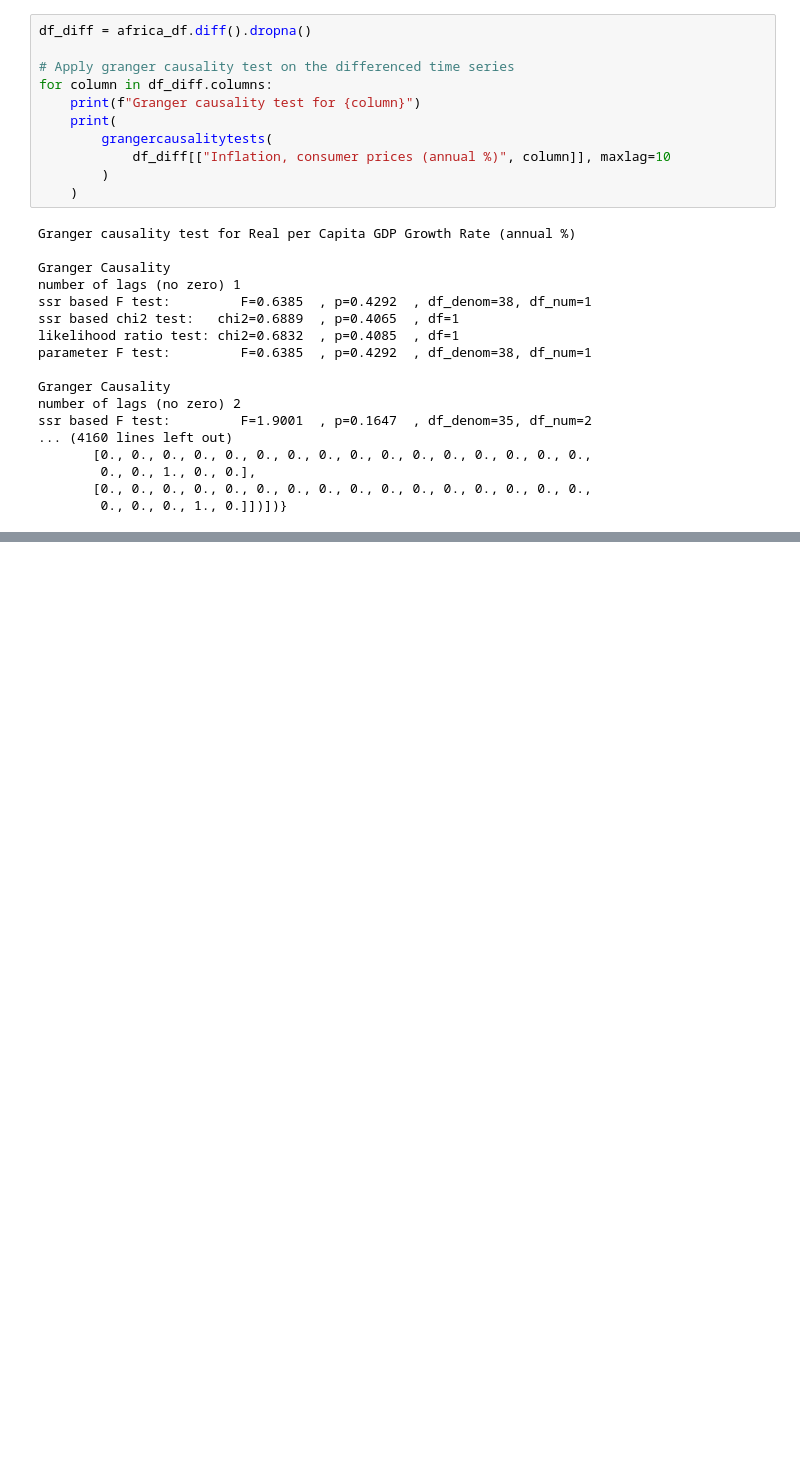
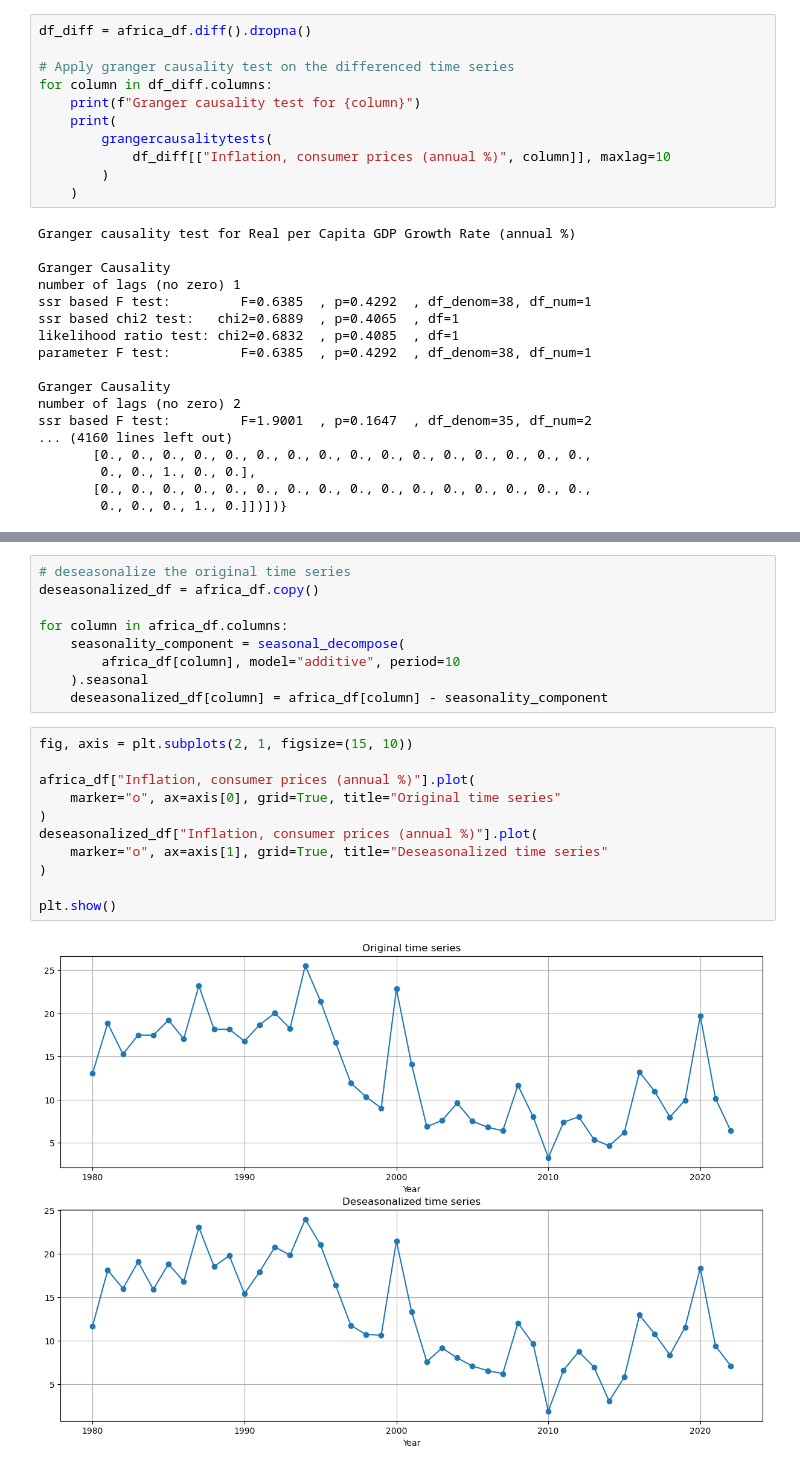
Before and after one commit to MMostafa-Hub/advanced_time_series, a Jupyter notebook: session_2/cleaning.ipynb, the cells around one changed output, grey strips where cells are left out. Cells and saved outputs as stored; diff of their text form; blank space fills up the shorter version.

Commit message:
Deseasonalize the africa_df

```diff
--- a/session_2/cleaning.ipynb
+++ b/session_2/cleaning.ipynb
@@ -287,0 +298,22 @@ ssr based F test:         F=1.9001  , p=0.1647  , df_denom=35, df_num=2
+# %%
+# deseasonalize the original time series
+deseasonalized_df = africa_df.copy()
+
+for column in africa_df.columns:
+    seasonality_component = seasonal_decompose(
+        africa_df[column], model="additive", period=10
+    ).seasonal
+    deseasonalized_df[column] = africa_df[column] - seasonality_component
+# %%
+fig, axis = plt.subplots(2, 1, figsize=(15, 10))
+
+africa_df["Inflation, consumer prices (annual %)"].plot(
+    marker="o", ax=axis[0], grid=True, title="Original time series"
+)
+deseasonalized_df["Inflation, consumer prices (annual %)"].plot(
+    marker="o", ax=axis[1], grid=True, title="Deseasonalized time series"
+)
+
+plt.show()
+# %% [output]
+[figure, added]
```
Also changed, not shown: parts of 3 cells of this notebook.
